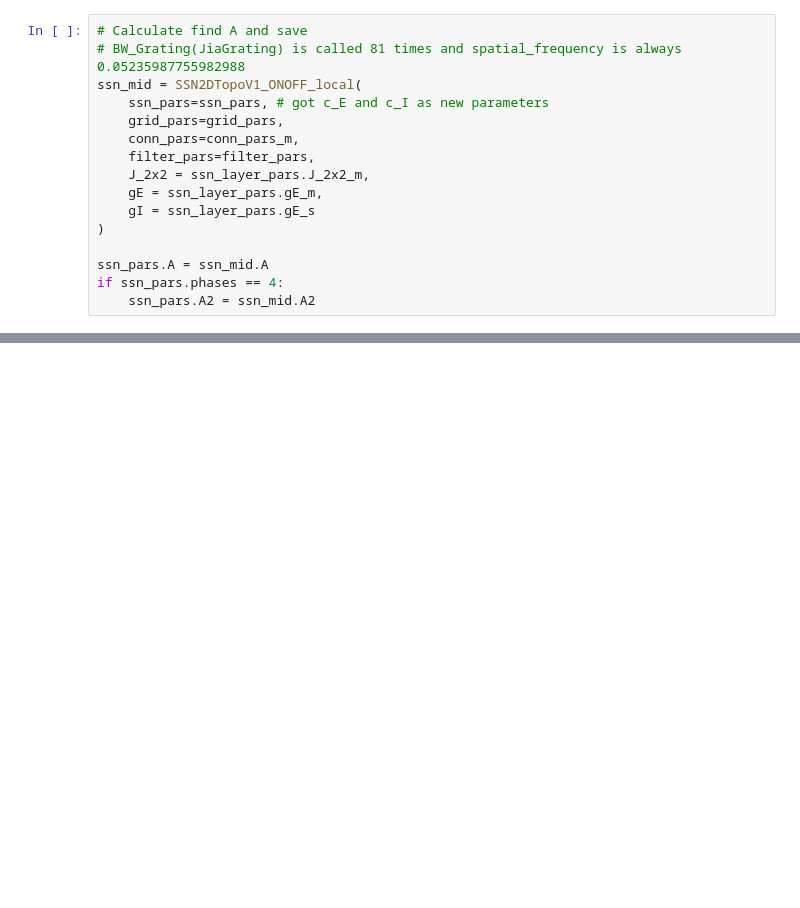
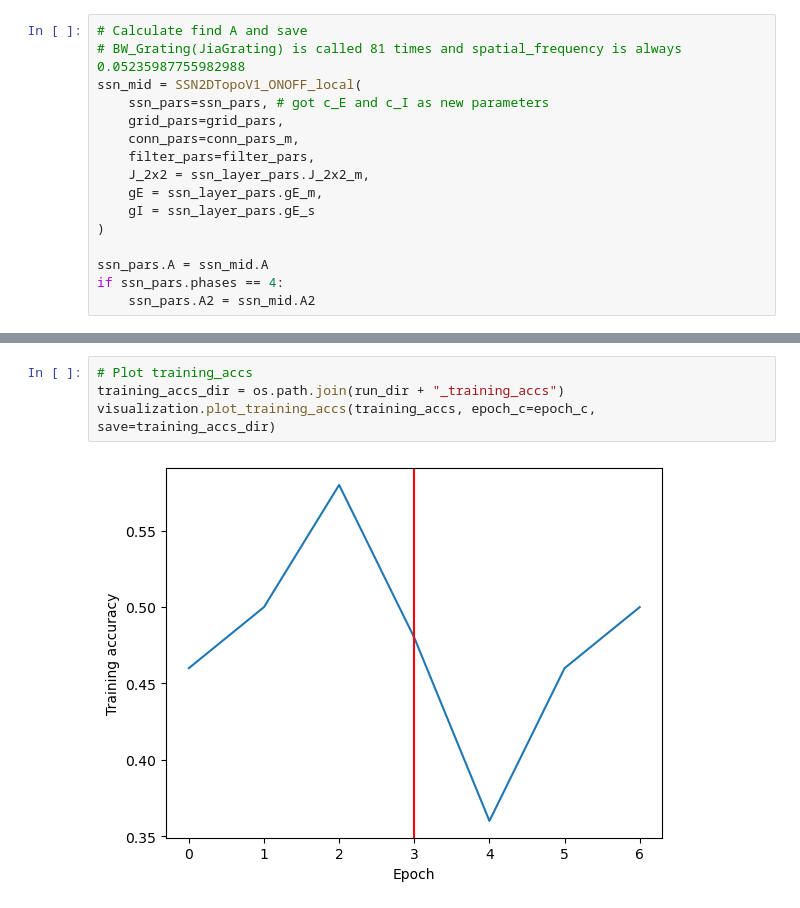
Before and after one commit to monikajozsa/SSN-VisualCortex, a Jupyter notebook: training_example.ipynb, the cells around one changed output, grey strips where cells are left out. Saved outputs shown, nothing was run; the diff lists cells and outputs as text; blank space fills up the shorter version.

```diff
--- a/training_example.ipynb
+++ b/training_example.ipynb
@@ -200,0 +165,6 @@ TypeError: mul got incompatible shapes for broadcasting: (250,), (25,).
+# %%
+# Plot training_accs
+training_accs_dir = os.path.join(run_dir + "_training_accs")
+visualization.plot_training_accs(training_accs, epoch_c=epoch_c, save=training_accs_dir)
+# %% [output]
+[figure, added]
```
Also changed, not shown: parts of 11 cells of this notebook, 7 other files.
